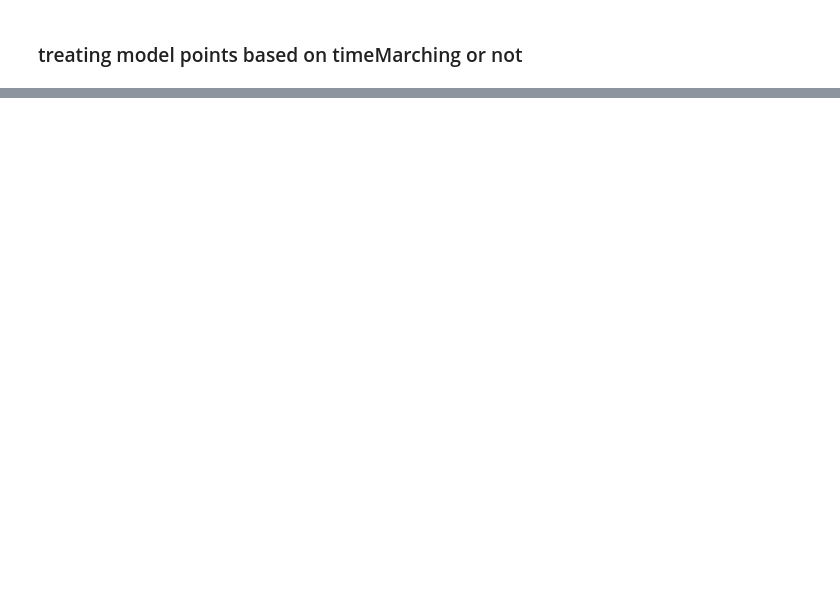
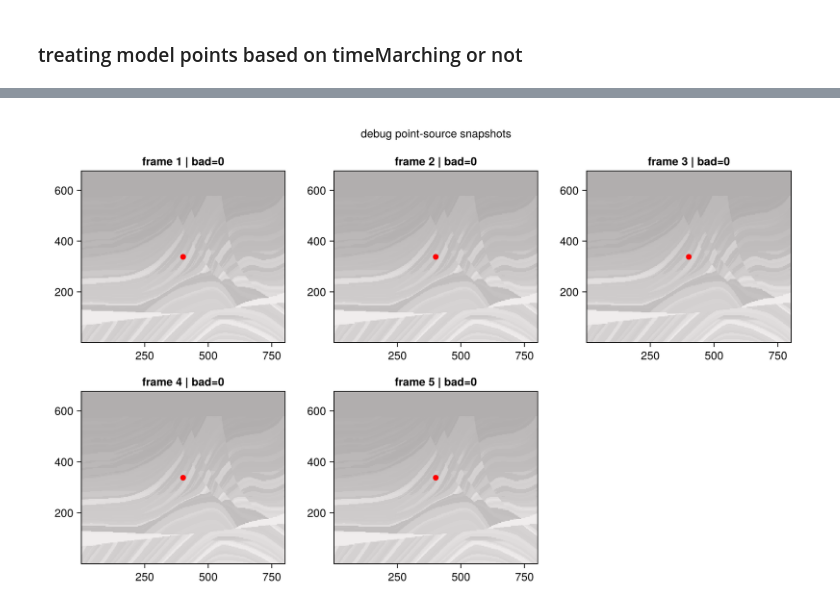
Before and after one commit to seismobassoon/flexOPT, a Jupyter notebook: notebooks/propagateInside.ipynb, the cells around one changed output, grey strips where cells are left out. Saved outputs shown, nothing was run; the diff lists cells and outputs as text; code cells hidden in the pictures; blank space fills up the shorter version.

```diff
--- a/notebooks/propagateInside.ipynb
+++ b/notebooks/propagateInside.ipynb
@@ -49,5 +67,5 @@ famousEquationType="2DacousticTime"
 # %%
-Δ = (1.0,1.0,1.0) # this should be in the same order as myEquationInside.coordinates
+Δ = (1.e3,1.e3,1.0) # this should be in the same order as myEquationInside.coordinates
 
 # or
 
@@ -103,0 +718,27 @@ nthreads(:default)
+# %%
+Nt_debug =50
+store_every_debug = 10
+point_amplitude_debug = 1e-6
+
+sourcePoint_debug = CartesianIndex(ntuple(d -> cld(preparedLin.spaceShape[d], 2), length(preparedLin.spaceShape))...)
+timeSignal_debug = source_time_samples(
+    Nt_debug,
+    Δnum[end],
+    preparedLin.timePointsUsedForOneStep;
+    t0 = 8 * Δnum[end],
+    f0 = 0.035,
+)
+
+w_point_debug = point_source_weights(preparedLin, sourcePoint_debug)
+sourceFull_debug = make_sourceFull(preparedLin, w_point_debug, timeSignal_debug; iField=1, amplitude=point_amplitude_debug)
+
+frames_debug = propagate_linear_frames(
+    preparedLin,
+    sourceFull_debug,
+    Nt_debug;
+    boundaryConditionForced=false,
+    store_every=store_every_debug,
+)
+
+report_debug = wavefield_snapshot_report(frames_debug)
+@show length(frames_debug) report_debug[1] report_debug[end]
@@ -103,0 +750,15 @@ nthreads(:default)
+# %%
+velocity_background_debug = length(preparedLin.spaceShape) == 2 ? models[1] : nothing
+# velocity_background_debug = nothing
+
+snapshot_indices = unique(round.(Int, range(1, length(frames_debug), length=min(9, length(frames_debug)))))
+fig_snapshots = plot_wave_snapshots(
+    frames_debug;
+    indices=snapshot_indices,
+    background=velocity_background_debug,
+    sourcePoint=sourcePoint_debug,
+    title="debug point-source snapshots",
+)
+fig_snapshots
+# %% [output]
+[figure, added]
```
Also changed, not shown: parts of 40 cells of this notebook, 4 other files.
